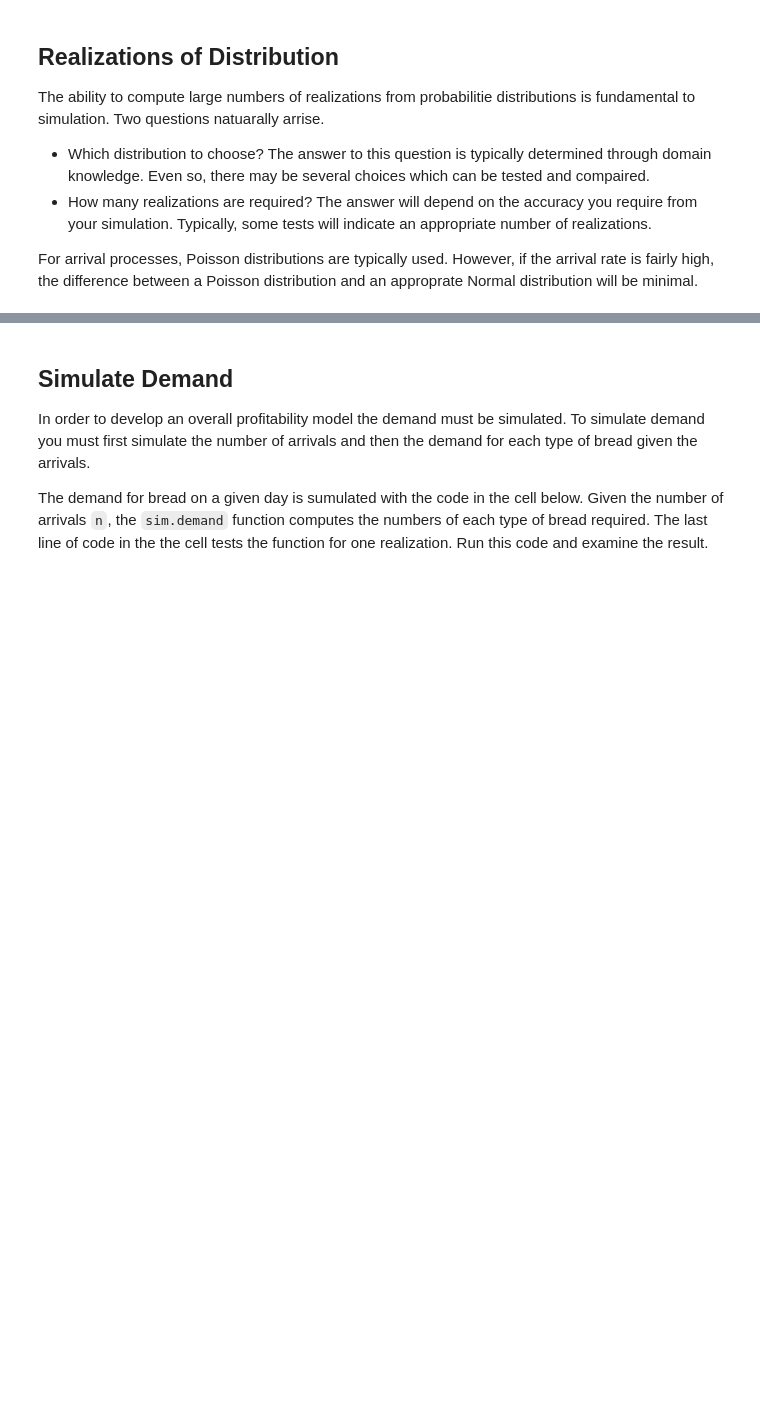
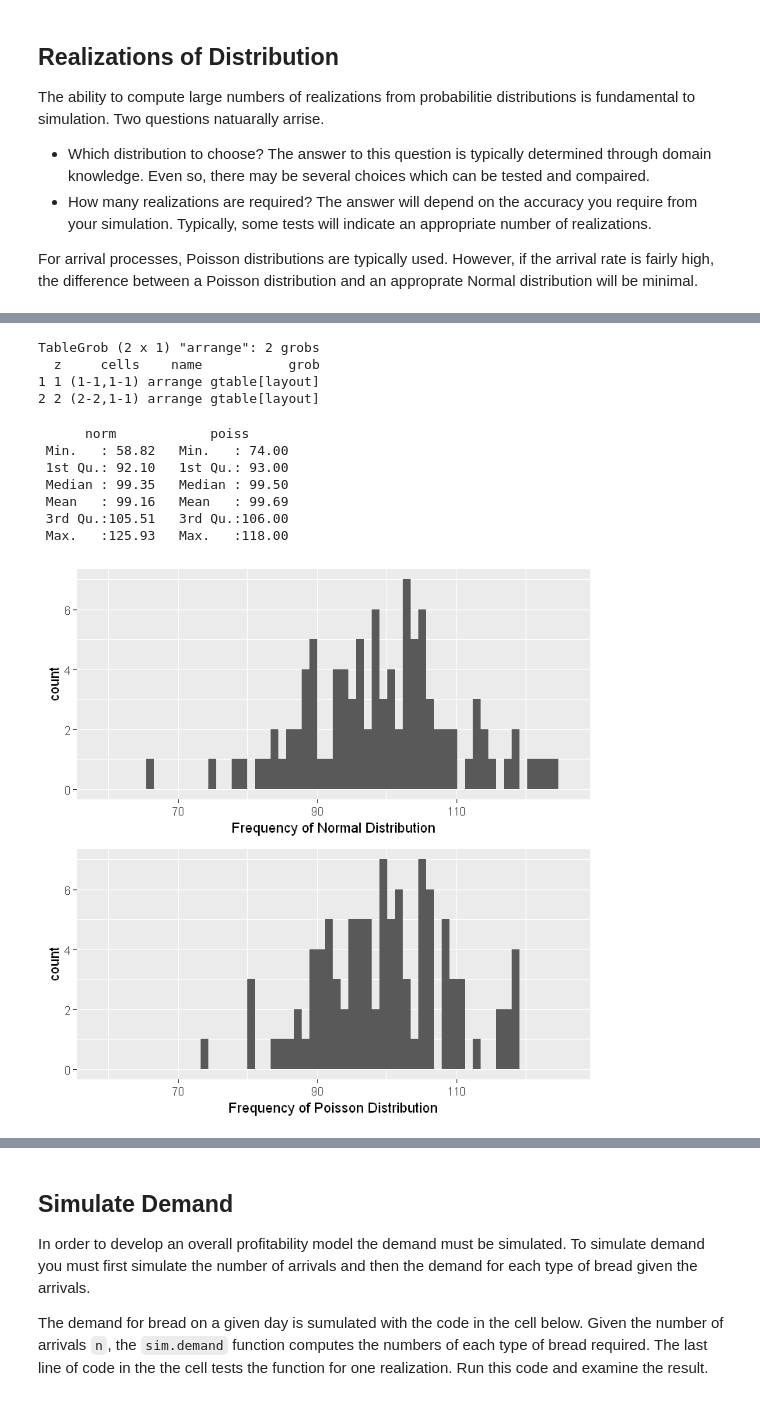
Before and after one commit to StephenElston/DataScience350, a Jupyter notebook: Lecture3/Simulation.ipynb, the cells around one changed output, grey strips where cells are left out. Cells and saved outputs as stored; diff of their text form; code cells hidden in the pictures; blank space fills up the shorter version.

Commit message:
Added distribution realization example to notebook.

```diff
--- a/Lecture3/Simulation.ipynb
+++ b/Lecture3/Simulation.ipynb
@@ -49,3 +49,26 @@ The ability to compute large numbers of realizations from probabilitie distribut
 - How many realizations are required? The answer will depend on the accuracy you require from your simulation. Typically, some tests will indicate an appropriate number of realizations.
 
 For arrival processes, Poisson distributions are typically used. However, if the arrival rate is fairly high, the difference between a Poisson distribution and an approprate Normal distribution will be minimal.
+# %%
+dist.plot = function(n, mu = 100, sigma = 10){
+    require(ggplot2)
+    require(gridExtra)
+    require(repr)
+    options(repr.plot.width=6, repr.plot.height=6)
+    dists = data.frame(
+        norm = rnorm(n, mu, sigma),
+        poiss = rpois(n, mu))
+    minx = min(min(dists$norm), min(dists$poiss))
+    maxx = max(max(dists$norm), max(dists$poiss))
+    bw = (maxx - minx) / 60
+    p1 = ggplot(dists, aes(norm)) + geom_histogram(binwidth = bw) +
+                xlab('Frequency of Normal Distribution') +
+                xlim(minx, maxx)
+    p2 = ggplot(dists, aes(poiss)) + geom_histogram(binwidth = bw) +
+                xlab('Frequency of Poisson Distribution')  +
+                xlim(minx, maxx)
+    print(grid.arrange(p1, p2, nrow = 2))
+    summary(dists)
+}
+dist.plot(100)
+# %% [output]
@@ -51,0 +78,12 @@ For arrival processes, Poisson distributions are typically used. However, if the
+TableGrob (2 x 1) "arrange": 2 grobs
+  z     cells    name           grob
+1 1 (1-1,1-1) arrange gtable[layout]
+2 2 (2-2,1-1) arrange gtable[layout]
+      norm            poiss
+ Min.   : 58.82   Min.   : 74.00
+ 1st Qu.: 92.10   1st Qu.: 93.00
+ Median : 99.35   Median : 99.50
+ Mean   : 99.16   Mean   : 99.69
+ 3rd Qu.:105.51   3rd Qu.:106.00
+ Max.   :125.93   Max.   :118.00
+[figure, added]
```
Also changed, not shown: parts of 5 cells of this notebook.
